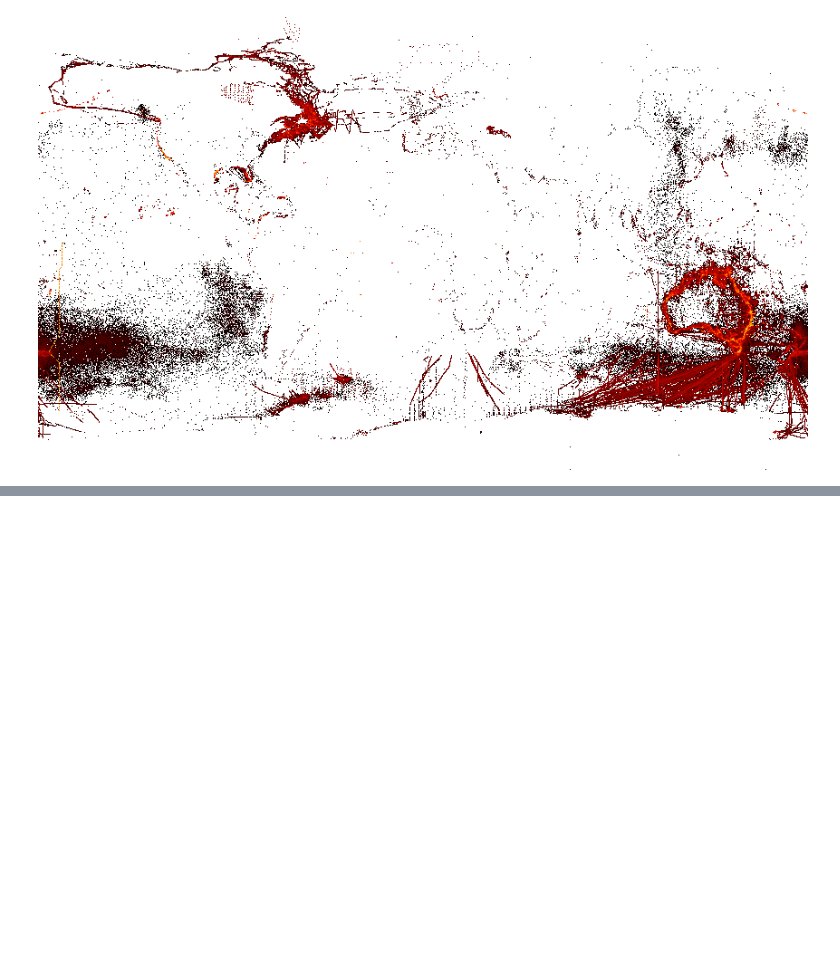
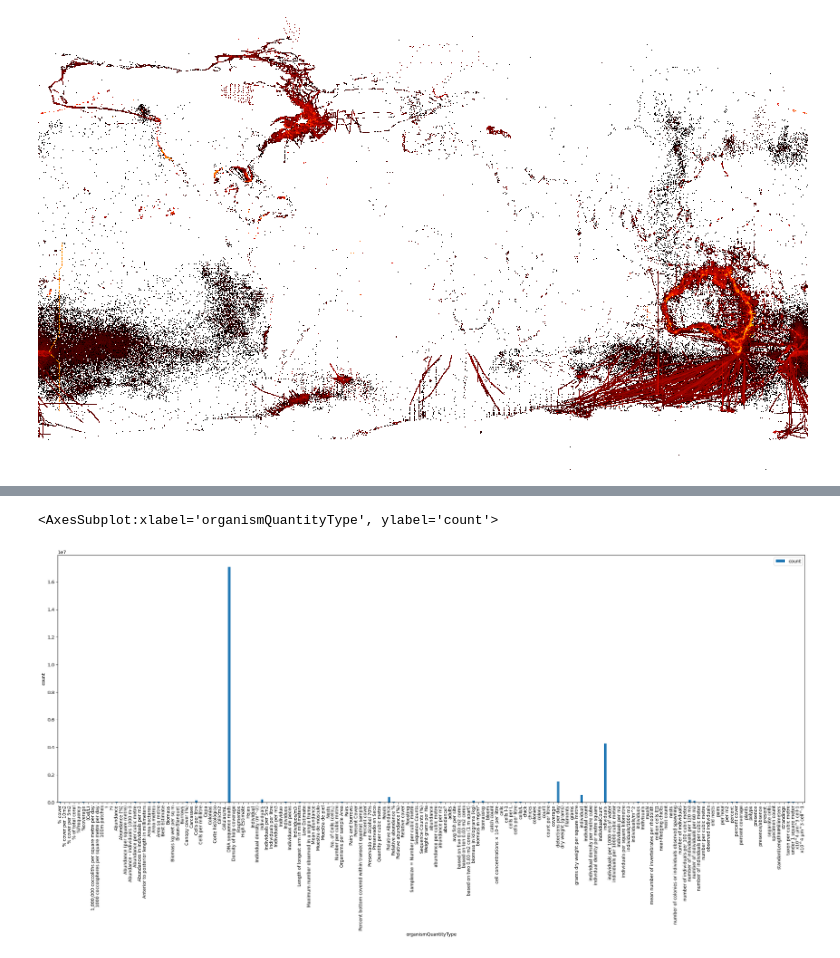
Before and after one commit to MathewBiddle/gbif_globe, a Jupyter notebook: organismQuantity_check.ipynb, the cells around one changed output, grey strips where cells are left out. Cells and saved outputs as stored; diff of their text form; code cells hidden in the pictures; blank space fills up the shorter version.

Commit message:
finishing up analysis on organismQuantity

```diff
--- a/organismQuantity_check.ipynb
+++ b/organismQuantity_check.ipynb
@@ -37,3 +37,12 @@ img = ds.tf.set_background(ds.tf.shade(agg, cmap=colorcet.fire, how='log'), "whi
 img
 # %% [output]
 [figure]
+# %%
+pd.set_option('display.max_rows', 160)
+df_group = df.groupby(by='organismQuantityType').count()
+
+df_group.drop(columns=['decimalLatitude','decimalLongitude'], inplace=True)
+
+df_group.rename(columns={'organismQuantity':'count'}, inplace=True)
+
+df_group.sort_values(by='count', ascending=False)
@@ -39,0 +68,10 @@ img
+# %%
+df_group.reset_index(inplace=True)
+
+df_group.plot.bar(x='organismQuantityType',y='count',
+                                figsize=(30,10),
+                                ylabel='count',
+                               )
+# %% [output]
+<AxesSubplot:xlabel='organismQuantityType', ylabel='count'>
+[figure, added]
```
Also changed, not shown: parts of 3 cells of this notebook.
